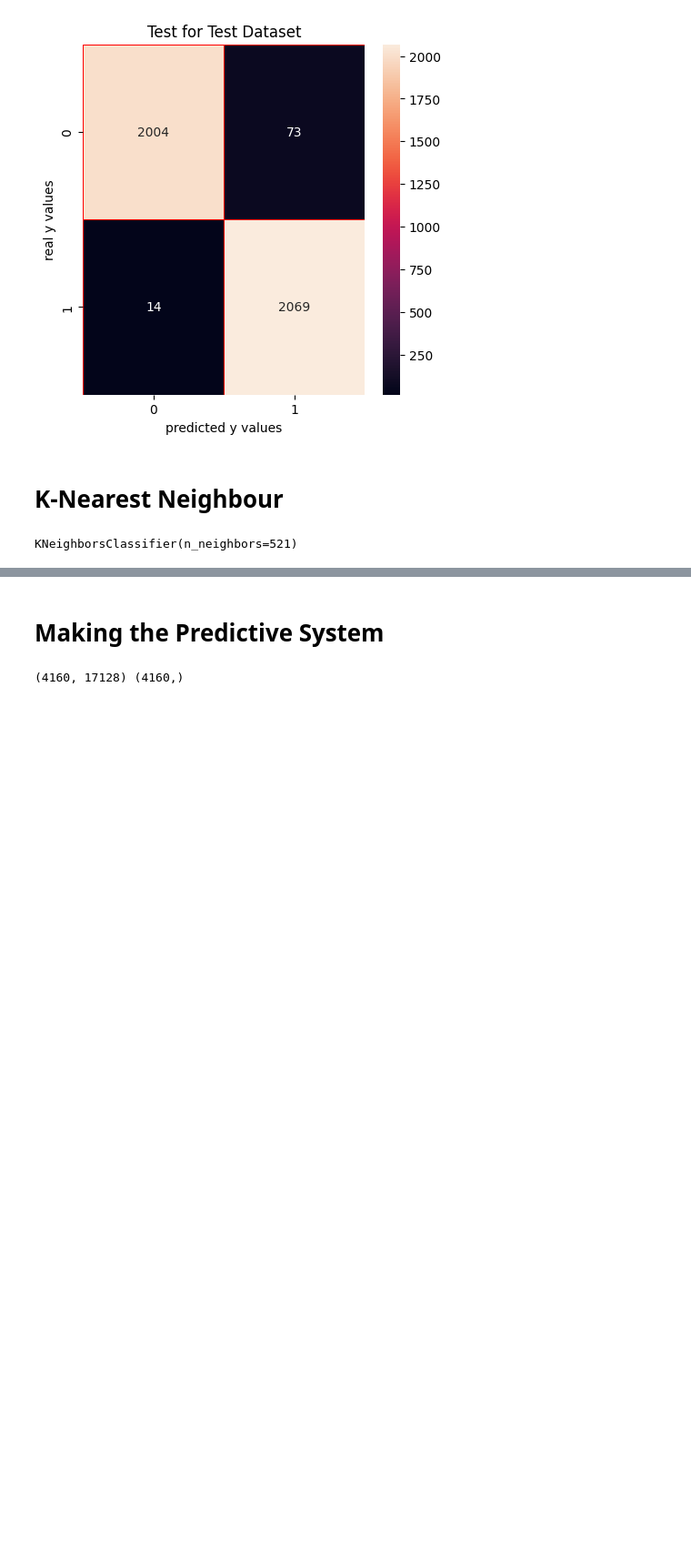
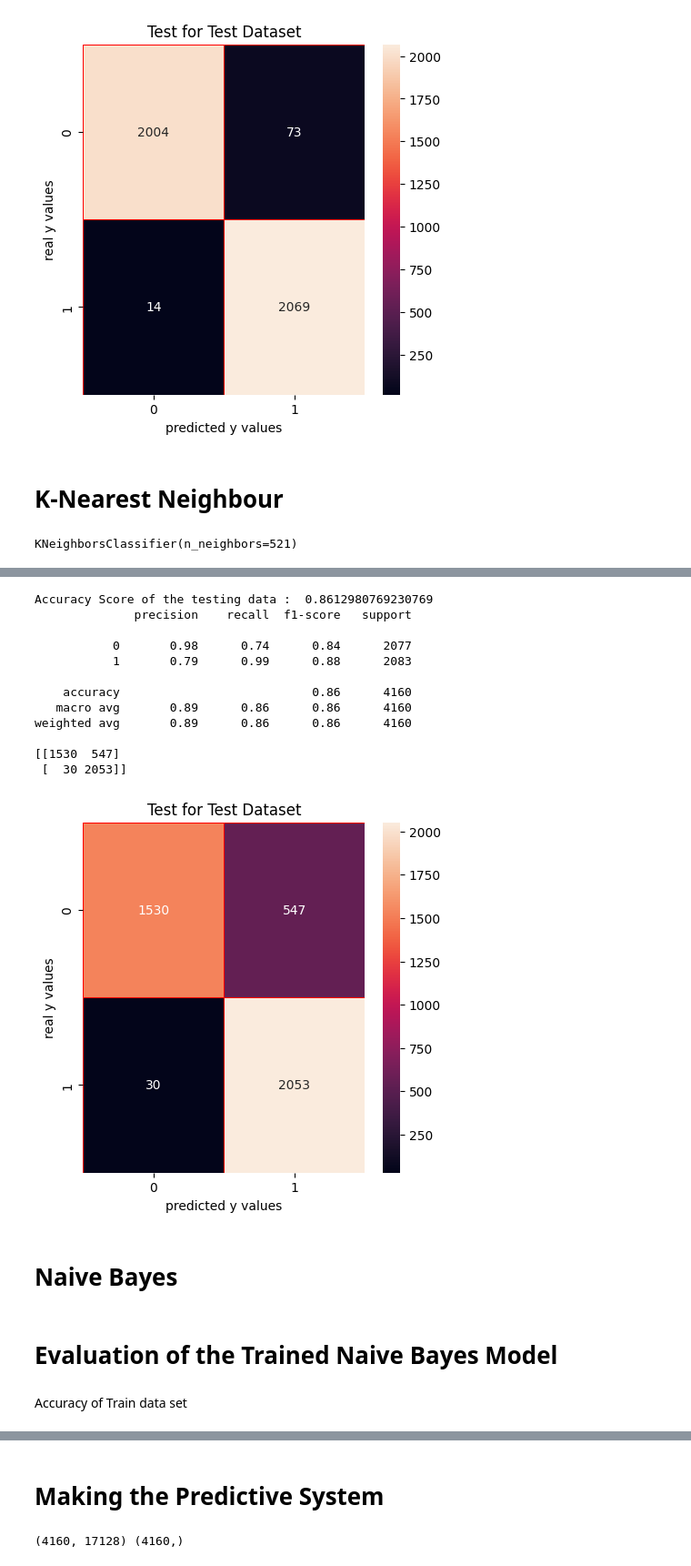
Before and after one commit to ratnesh003/news-prediction-react-native-app, a Jupyter notebook: python_script/Fake_News_Perdiction.ipynb, the cells around one changed output, grey strips where cells are left out. Shown at 91% size. Saved outputs shown, nothing was run; the diff lists cells and outputs as text; code cells hidden in the pictures; blank space fills up the shorter version.

```diff
--- a/python_script/Fake_News_Perdiction.ipynb
+++ b/python_script/Fake_News_Perdiction.ipynb
@@ -393,0 +422,38 @@ weighted avg       0.89      0.86      0.86      4160
+# %%
+# accuracy score on the testing data
+X_test_pred = knn_model.predict(X_test)
+testing_data_accuracy = accuracy_score(X_test_pred, Y_test)
+# %%
+print("Accuracy Score of the testing data : ", testing_data_accuracy)
+print(classification_report(Y_test, X_test_pred))
+
+# confusion matrix
+from sklearn.metrics import confusion_matrix
+print(confusion_matrix(Y_test,X_test_pred))
+cm_lrc = confusion_matrix(Y_test,X_test_pred)
+
+# cm visualization
+import seaborn as sns
+import matplotlib.pyplot as plt
+f, ax = plt.subplots(figsize =(5,5))
+sns.heatmap(cm_lrc,annot = True,linewidths=0.5,linecolor="red",fmt = ".0f",ax=ax)
+plt.title("Test for Test Dataset")
+plt.xlabel("predicted y values")
+plt.ylabel("real y values")
+plt.show()
+# %% [output]
+Accuracy Score of the testing data :  0.8612980769230769
+              precision    recall  f1-score   support
+
+           0       0.98      0.74      0.84      2077
+           1       0.79      0.99      0.88      2083
+
+    accuracy                           0.86      4160
+   macro avg       0.89      0.86      0.86      4160
+weighted avg       0.89      0.86      0.86      4160
+
+[[1530  547]
+ [  30 2053]]
+[figure, added]
+# %% [markdown]
+# **Naive Bayes**
@@ -393,0 +466,4 @@ weighted avg       0.89      0.86      0.86      4160
+# %% [markdown]
+# Evaluation of the Trained **Naive Bayes Model**
+# %% [markdown]
+Accuracy of Train data set
```
Also changed, not shown: parts of 56 cells of this notebook, 8 other files.
